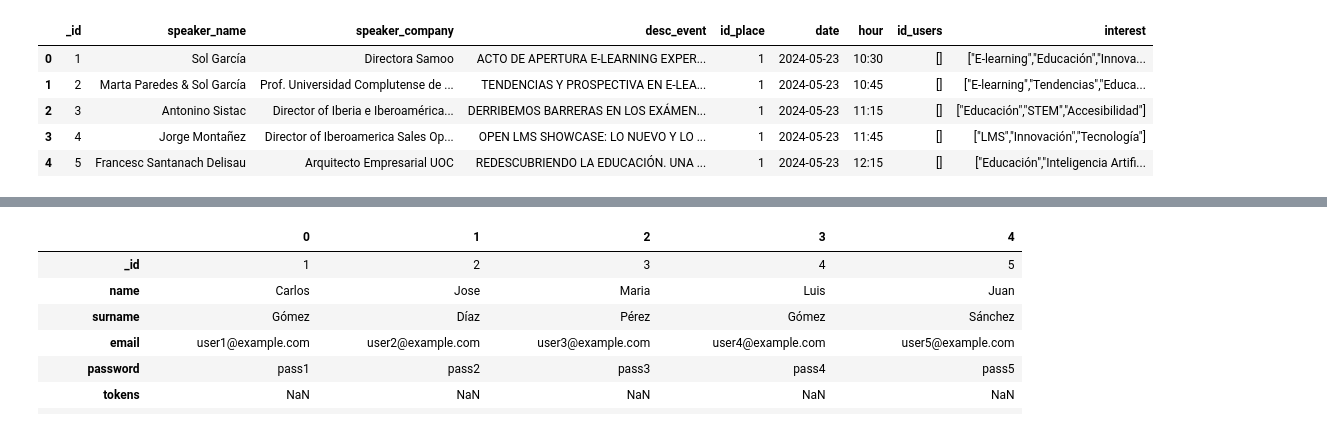
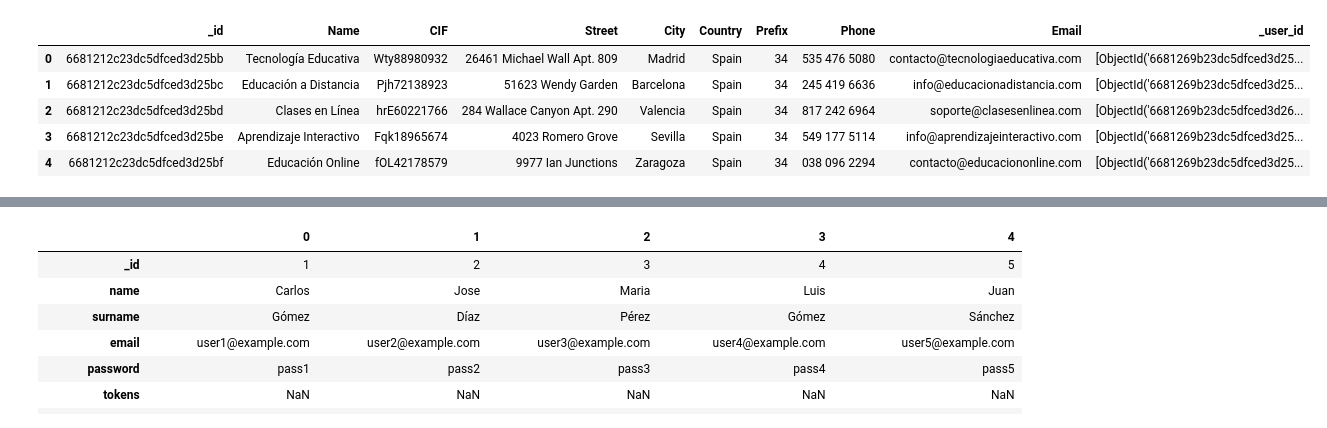
Before and after one commit to vjnoguera/Desafio_tripulaciones, a Jupyter notebook: notebooks/db_mongo_DT.ipynb, the cells around one changed output, grey strips where cells are left out. Drawn from its saved outputs; the diff is of its cells as text; code cells hidden in the pictures.

```diff
--- a/notebooks/db_mongo_DT.ipynb
+++ b/notebooks/db_mongo_DT.ipynb
@@ -9,10 +124,10 @@ mongo_url = "mongodb+srv://Cluster78620:uuMda3E0UnvIPzdi@cluster786∫20.jcfu9lt
 # %%
-df_events = pd.read_csv("../data/EVENTS.csv", sep=";")
-df_events.head()
+# df_suppliers = pd.read_csv("../data/SUPPLIERS.csv", sep=",")
+# df_suppliers.head()
 # %% [output]
-|  | _id | speaker_name | speaker_company | desc_event | id_place | date | hour | id_users | interest |
-| 0 | 1 | Sol García | Directora Samoo | ACTO DE APERTURA E-LEARNING EXPER... | 1 | 2024-05-23 | 10:30 | [] | ["E-learning","Educación","Innova... |
-| 1 | 2 | Marta Paredes & Sol García | Prof. Universidad Complutense de ... | TENDENCIAS Y PROSPECTIVA EN E-LEA... | 1 | 2024-05-23 | 10:45 | [] | ["E-learning","Tendencias","Educa... |
-| 2 | 3 | Antonino Sistac | Director of Iberia e Iberoamérica... | DERRIBEMOS BARRERAS EN LOS EXÁMEN... | 1 | 2024-05-23 | 11:15 | [] | ["Educación","STEM","Accesibilidad"] |
-| 3 | 4 | Jorge Montañez | Director of Iberoamerica Sales Op... | OPEN LMS SHOWCASE: LO NUEVO Y LO ... | 1 | 2024-05-23 | 11:45 | [] | ["LMS","Innovación","Tecnología"] |
-| 4 | 5 | Francesc Santanach Delisau | Arquitecto Empresarial UOC | REDESCUBRIENDO LA EDUCACIÓN. UNA ... | 1 | 2024-05-23 | 12:15 | [] | ["Educación","Inteligencia Artifi... |
+|  | _id | Name | CIF | Street | City | Country | Prefix | Phone | Email | _user_id |
+| 0 | 6681212c23dc5dfced3d25bb | Tecnología Educativa | Wty88980932 | 26461 Michael Wall Apt. 809 | Madrid | Spain | 34 | 535 476 5080 | contacto@tecnologiaeducativa.com | [ObjectId('6681269b23dc5dfced3d25... |
+| 1 | 6681212c23dc5dfced3d25bc | Educación a Distancia | Pjh72138923 | 51623 Wendy Garden | Barcelona | Spain | 34 | 245 419 6636 | info@educacionadistancia.com | [ObjectId('6681269b23dc5dfced3d25... |
+| 2 | 6681212c23dc5dfced3d25bd | Clases en Línea | hrE60221766 | 284 Wallace Canyon Apt. 290 | Valencia | Spain | 34 | 817 242 6964 | soporte@clasesenlinea.com | [ObjectId('6681269b23dc5dfced3d26... |
+| 3 | 6681212c23dc5dfced3d25be | Aprendizaje Interactivo | Fqk18965674 | 4023 Romero Grove | Sevilla | Spain | 34 | 549 177 5114 | info@aprendizajeinteractivo.com | [ObjectId('6681269b23dc5dfced3d25... |
+| 4 | 6681212c23dc5dfced3d25bf | Educación Online | fOL42178579 | 9977 Ian Junctions | Zaragoza | Spain | 34 | 038 096 2294 | contacto@educaciononline.com | [ObjectId('6681269b23dc5dfced3d25... |
```
Also changed, not shown: parts of 72 cells of this notebook, 17 other files.
